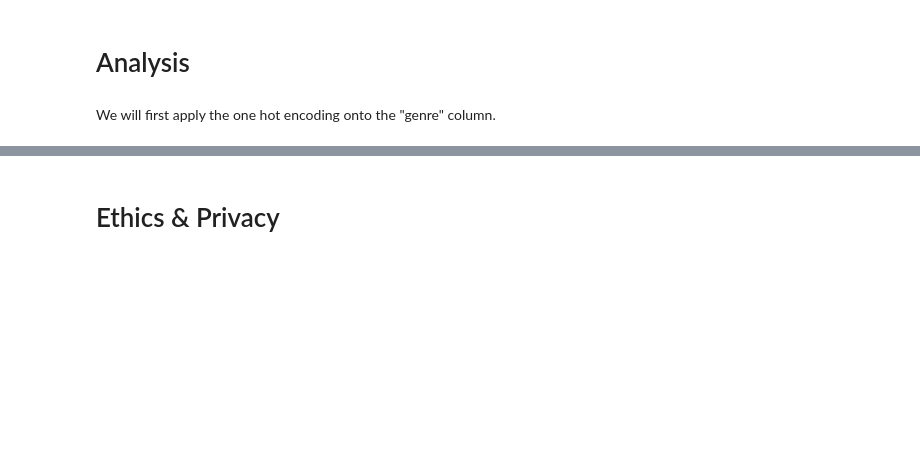
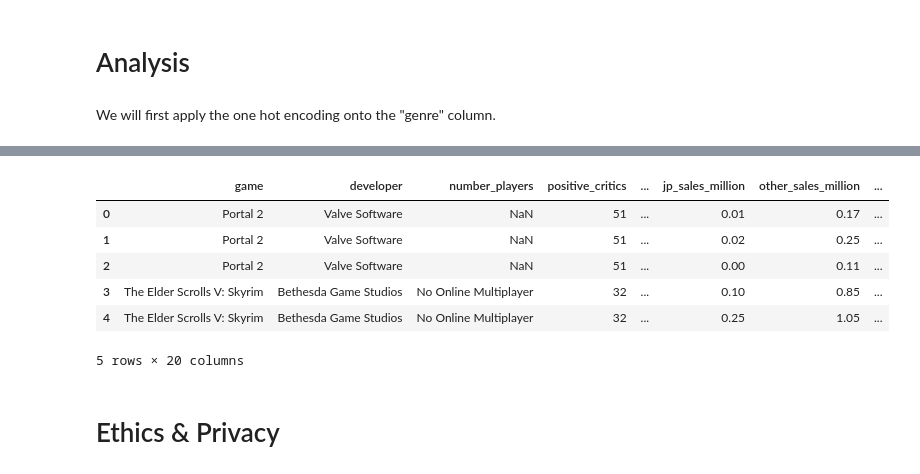
Before and after one commit to kvh8899/mostpopvidgame, a Jupyter notebook: FinalProject_group004_actual.ipynb, the cells around one changed output, grey strips where cells are left out. Saved outputs shown, nothing was run; the diff lists cells and outputs as text; code cells hidden in the pictures; blank space fills up the shorter version.

Commit message:
added a second one to one hot encode

```diff
--- a/FinalProject_group004_actual.ipynb
+++ b/FinalProject_group004_actual.ipynb
@@ -358,3 +361,44 @@ encode
+# %%
+# 2. second way is to add a new column to the vgsales dataframe to encode the genre,
+# where we encode base on the genre, e.g. 0 is shooter genre...
+def one_hot_encoding(str):
+    str = str.lower()
+    if 'shooter' == str:
+        output = '0'
+    elif 'role-playing' == str:
+        output = '1'
+    elif 'action' == str:
+        output = '2'
+    elif 'platform' == str:
+        output = '3'
+    elif 'strategy' == str:
+        output = '4'
+    elif 'racing' == str:
+        output = '5'
+    elif 'fighting' == str:
+        output = '6'
+    elif 'sports' == str:
+        output = '7'
+    elif 'adventure' == str:
+        output = '8'
+    elif 'puzzle' == str:
+        output = '9'
+    elif 'simulation' == str:
+        output = '10'
+    elif 'misc' == str:
+        output = '11'
+    return output
+# %%
+vgsales['genre-encoding'] = vgsales['genre'].apply(one_hot_encoding)
+vgsales.head()
+# %% [output]
+|  | game | developer | number_players | positive_critics | ... | jp_sales_million | other_sales_million | ... |
+| 0 | Portal 2 | Valve Software | NaN | 51 | ... | 0.01 | 0.17 | ... |
+| 1 | Portal 2 | Valve Software | NaN | 51 | ... | 0.02 | 0.25 | ... |
+| 2 | Portal 2 | Valve Software | NaN | 51 | ... | 0.00 | 0.11 | ... |
+| 3 | The Elder Scrolls V: Skyrim | Bethesda Game Studios | No Online Multiplayer | 32 | ... | 0.10 | 0.85 | ... |
+| 4 | The Elder Scrolls V: Skyrim | Bethesda Game Studios | No Online Multiplayer | 32 | ... | 0.25 | 1.05 | ... |
+5 rows × 20 columns
 # %% [markdown]
 # Ethics & Privacy
 # %% [markdown]
```
Also changed, not shown: parts of 2 cells of this notebook.
